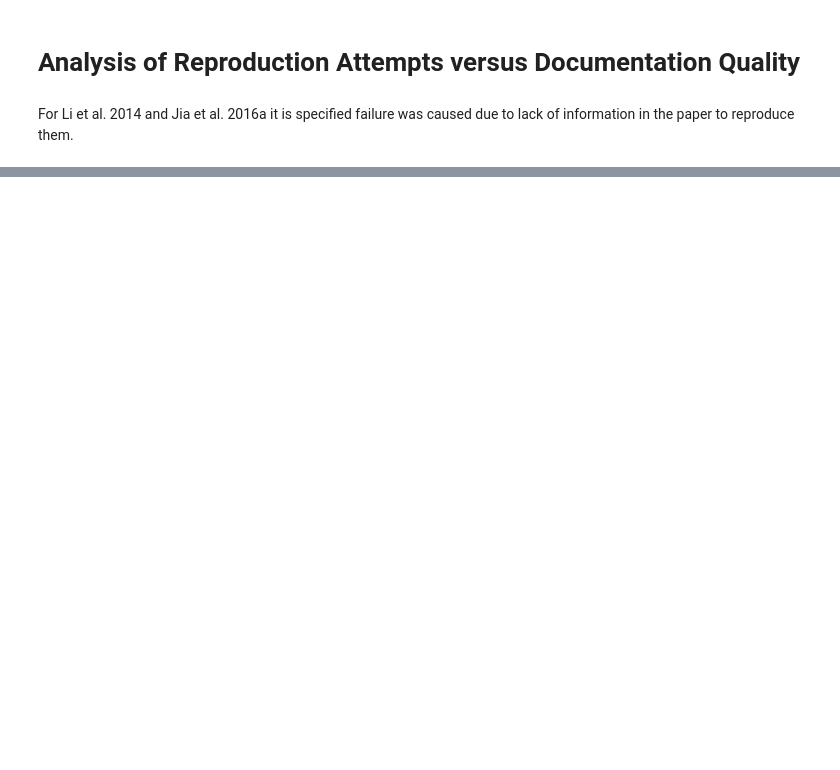
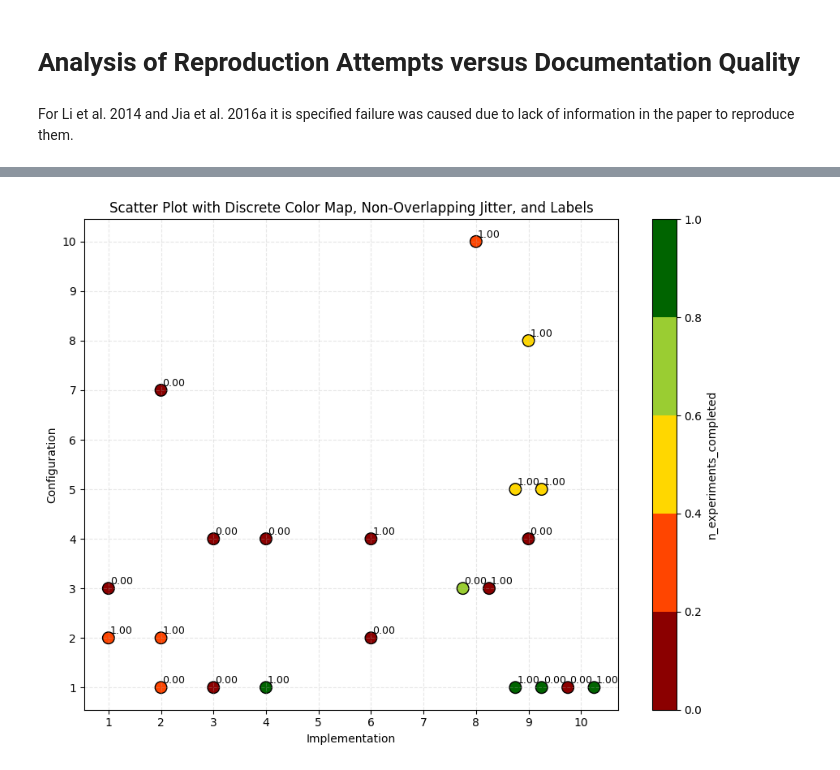
Before and after one commit to thijssnelleman/CostOfReproducibility, a Jupyter notebook: extra_reviews/gundersen_analysis.ipynb, the cells around one changed output, grey strips where cells are left out. Saved outputs shown, nothing was run; the diff lists cells and outputs as text; code cells hidden in the pictures; blank space fills up the shorter version.

```diff
--- a/extra_reviews/gundersen_analysis.ipynb
+++ b/extra_reviews/gundersen_analysis.ipynb
@@ -1,3 +1,7 @@
 # %% [markdown]
 # Analysis of Reproduction Attempts versus Documentation Quality
+# %%
+# Overall Defintions
+
+dimensions = ["Implementation", "Data", "Configuration", "Experimental Procedure"]
 # %%
@@ -262,0 +402,16 @@ For Li et al. 2014 and Jia et al. 2016a it is specified failure was caused due t
+# %%
+for index, row in df.iterrows():
+    if (row["result"] == "F" or row["result"] == "NR") and row["time"] < 40:
+        df["time"][index] = 40  # Penalty
+
+result_map = {
+    "S": True,
+    "PS": True,
+    "NR": False,
+    "F": False,
+}
+
+df["success"] = df["result"].map(result_map)
+for column in ["n_experiments_completed", "n_results_identical", "n_results_consistent", "n_experiments_success", "n_experiments_failed"]:
+    if df[column].dtype == int:  # Still count, convert to percentage
+        df[column] = df[column] / df["n_experiments"]
@@ -262,0 +472,7 @@ For Li et al. 2014 and Jia et al. 2016a it is specified failure was caused due t
+# %%
+from scipy.stats import kendalltau
+
+for column in dimensions:
+    for row in ["n_experiments_success", "n_experiments_completed", "success"]:
+        kendall_v = kendalltau(df[column], df[row], alternative="less")
+        print(column, row, f"{kendall_v.statistic:.2f}", f"{kendall_v.pvalue} ({kendall_v.pvalue < 0.05})")
@@ -262,0 +598,5 @@ For Li et al. 2014 and Jia et al. 2016a it is specified failure was caused due t
+# %%
+#df["time"] = df["time"] / 40
+scatter_with_jitter(df, point_label="success", hue="n_experiments_completed")
+# %% [output]
+[figure, added]
```
Also changed, not shown: parts of 23 cells of this notebook.
